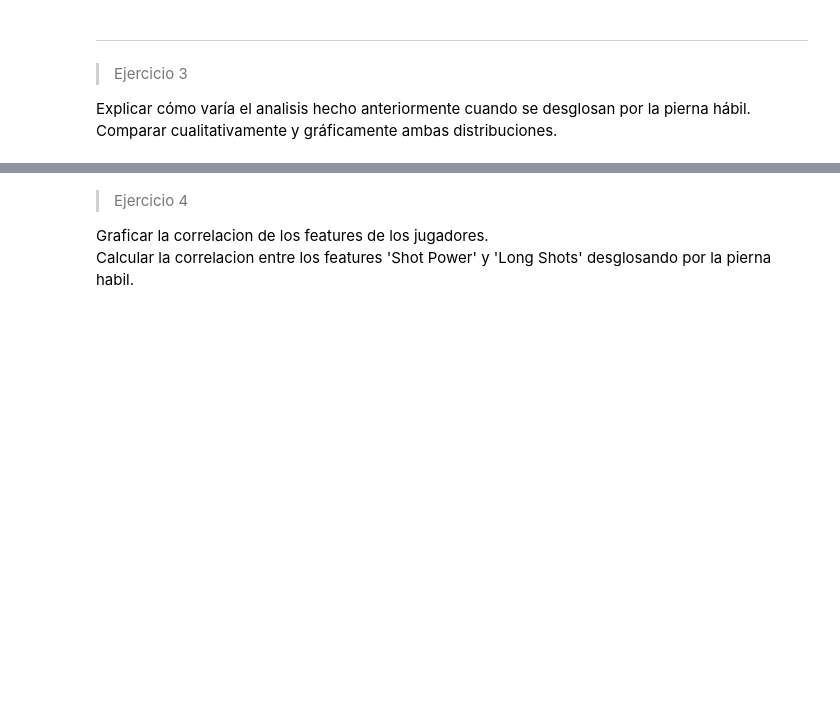
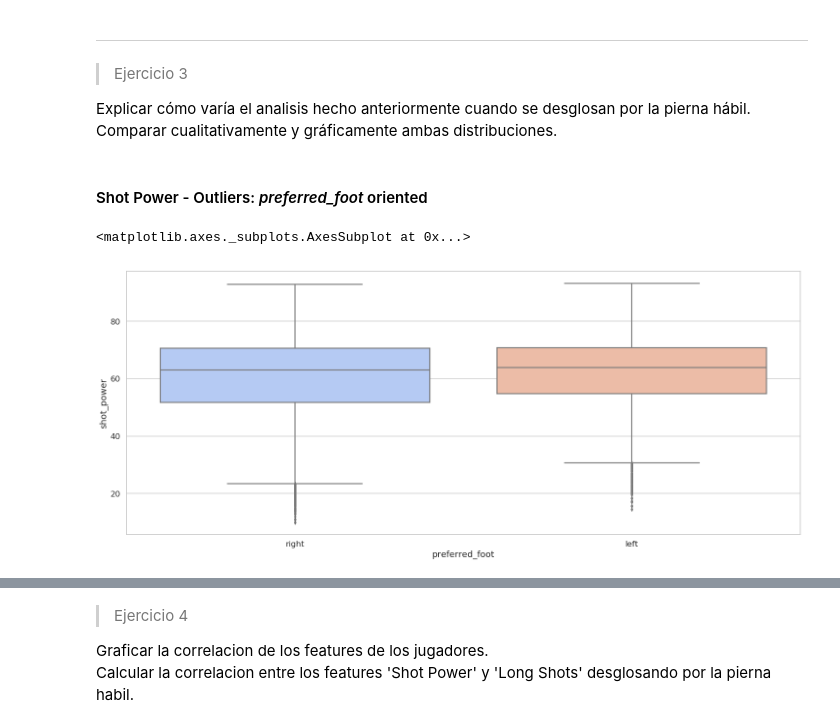
Before and after one commit to diplodatos2019/Mentoria_Analisis_Visualizacion_Datos, a Jupyter notebook: Practico_AyV_resolucion.ipynb, the cells around one changed output, grey strips where cells are left out. Drawn from its saved outputs; the diff is of its cells as text; code cells hidden in the pictures; blank space fills up the shorter version.

Commit message:
Outlier shot_power preferred_foot

```diff
--- a/Practico_AyV_resolucion.ipynb
+++ b/Practico_AyV_resolucion.ipynb
@@ -337,3 +337,13 @@ _____________________________________________________________
 
 Explicar cómo varía el analisis hecho anteriormente cuando se desglosan por la pierna hábil.
 Comparar cualitativamente y gráficamente ambas distribuciones.
+# %% [markdown]
+#### Shot Power - Outliers: *preferred_foot* oriented
+# %%
+## Box plot para "shot_power" orientadp a "preferred_foot"
+
+plt.figure(figsize=(25,10))
+sns.boxplot(x=df_player["preferred_foot"], y=df_player["shot_power"], palette="coolwarm")
+# %% [output]
+<matplotlib.axes._subplots.AxesSubplot at 0x...>
+[figure, added]
```
Also changed, not shown: parts of 4 cells of this notebook.
